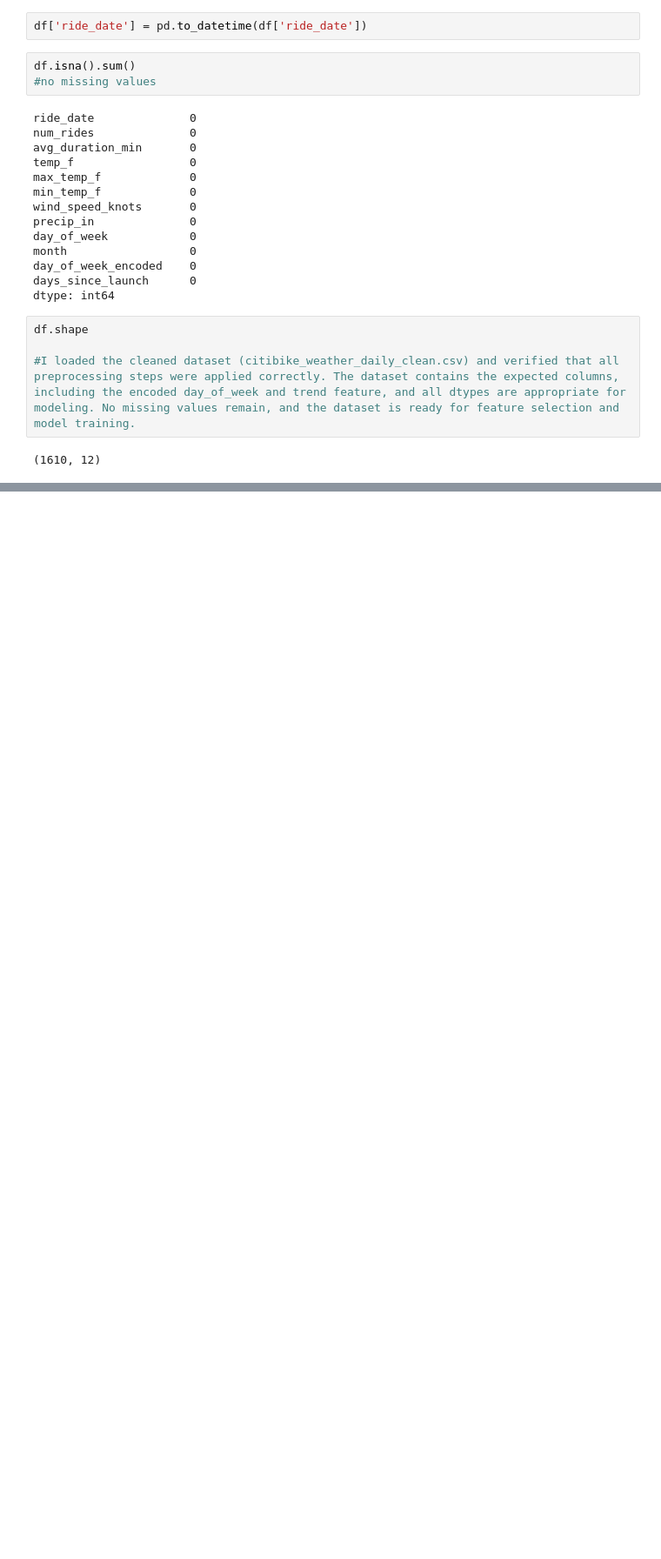
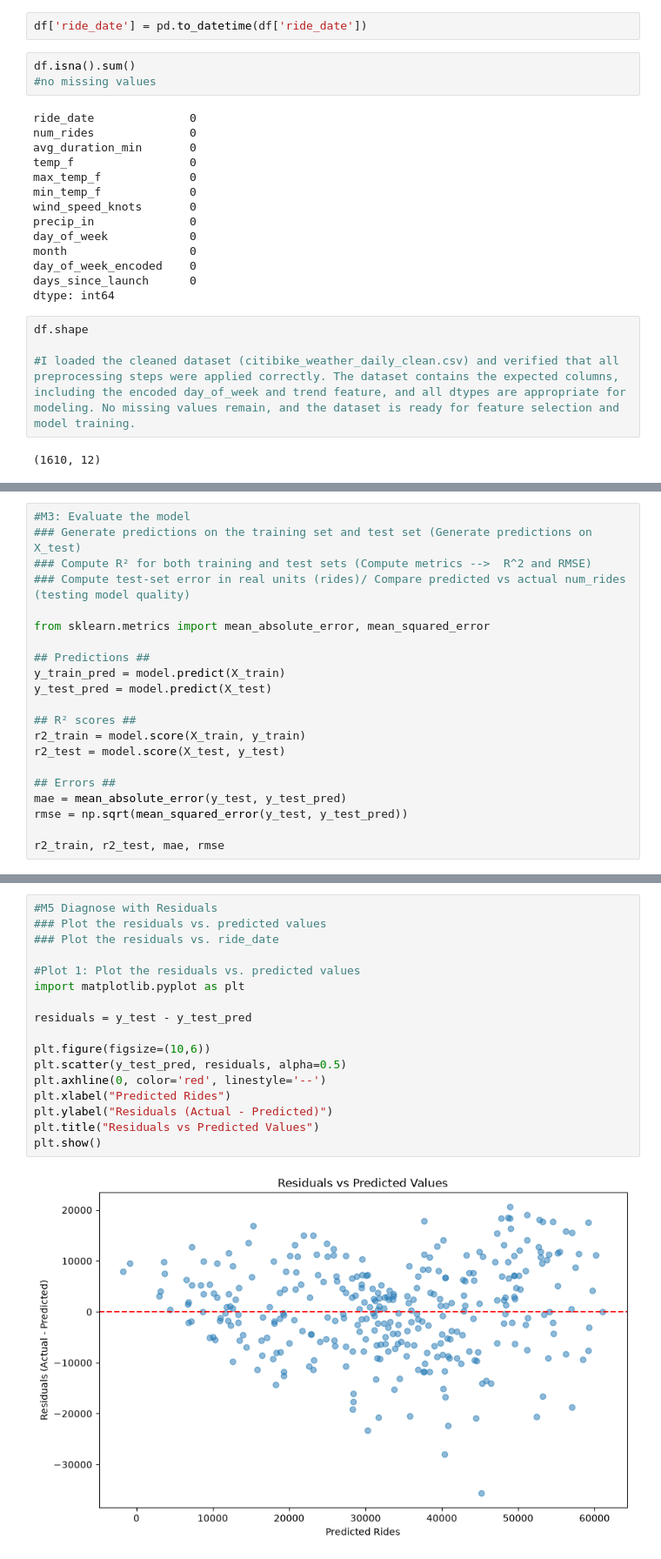
Before and after one commit to D-Sal22/citibike-ridership-weather-model, a Jupyter notebook: code/model.ipynb, the cells around one changed output, grey strips where cells are left out. Shown at 87% size. Drawn from its saved outputs; the diff is of its cells as text; blank space fills up the shorter version.

Commit message:
Updated completed draft model.ipynb

```diff
--- a/code/model.ipynb
+++ b/code/model.ipynb
@@ -56,0 +105,21 @@ df.shape
+# %%
+#M3: Evaluate the model
+### Generate predictions on the training set and test set (Generate predictions on X_test)
+### Compute R² for both training and test sets (Compute metrics -->  R^2 and RMSE)
+### Compute test-set error in real units (rides)/ Compare predicted vs actual num_rides (testing model quality)
+
+from sklearn.metrics import mean_absolute_error, mean_squared_error
+
+## Predictions ##
+y_train_pred = model.predict(X_train)
+y_test_pred = model.predict(X_test)
+
+## R² scores ##
+r2_train = model.score(X_train, y_train)
+r2_test = model.score(X_test, y_test)
+
+## Errors ##
+mae = mean_absolute_error(y_test, y_test_pred)
+rmse = np.sqrt(mean_squared_error(y_test, y_test_pred))
+
+r2_train, r2_test, mae, rmse
@@ -56,0 +204,19 @@ df.shape
+# %%
+#M5 Diagnose with Residuals
+### Plot the residuals vs. predicted values
+### Plot the residuals vs. ride_date
+
+#Plot 1: Plot the residuals vs. predicted values
+import matplotlib.pyplot as plt
+
+residuals = y_test - y_test_pred
+
+plt.figure(figsize=(10,6))
+plt.scatter(y_test_pred, residuals, alpha=0.5)
+plt.axhline(0, color='red', linestyle='--')
+plt.xlabel("Predicted Rides")
+plt.ylabel("Residuals (Actual - Predicted)")
+plt.title("Residuals vs Predicted Values")
+plt.show()
+# %% [output]
+[figure, added]
```
Also changed, not shown: parts of 13 cells of this notebook.
